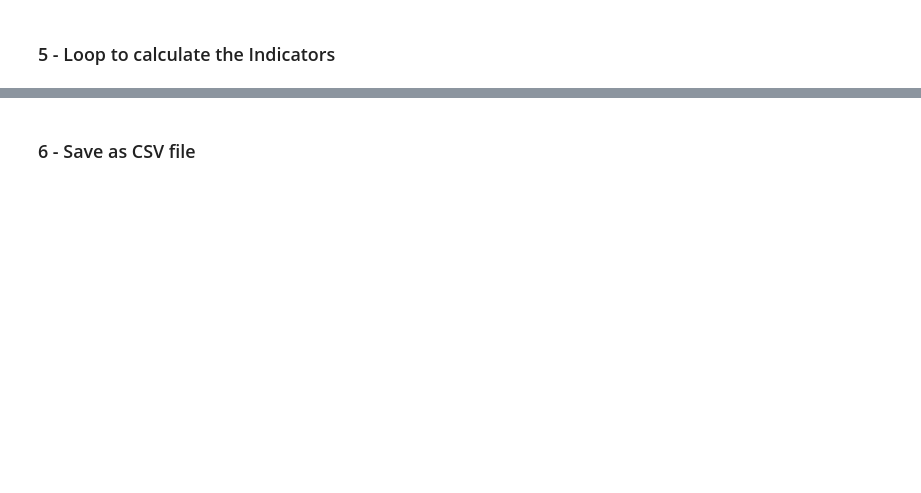
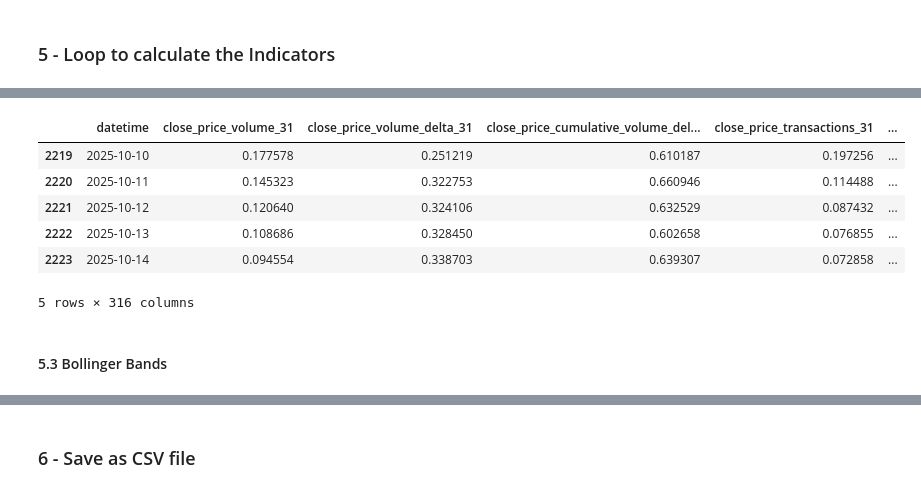
Before and after one commit to olamarujo/Bitcoin-Sentiment-Analysis, a Jupyter notebook: Indicator Calculator.ipynb, the cells around one changed output, grey strips where cells are left out. Drawn from its saved outputs; the diff is of its cells as text; code cells hidden in the pictures; blank space fills up the shorter version.

```diff
--- a/Indicator Calculator.ipynb
+++ b/Indicator Calculator.ipynb
@@ -103,0 +199,6 @@ def indicator_func(df, to_calculate, timeframe, weighter=False, correlator=False
+# %%
+# create the function for calculate correlation
+def correlation_func(df, correlator_1, correlator_2, timeframe):
+
+        correlation = df[correlator_1].rolling(window=timeframe).corr(df[correlator_2])
+        return correlation
@@ -138,0 +274,20 @@ df_indicators.tail()
+# %%
+# new dataframe to store the correlation
+df_correlation =  df[['datetime']]
+# for each indicator and price calculate the correlation between them in a certain timeframe
+for timeframe in timeframes:
+    for col1, col2 in combinations(to_calculate_col, 2):
+        if col1 != 'datetime' and col2 != 'datetime':
+            df_correlation[f'{col1}_{col2}_{timeframe}'] = correlation_func(df, col1, col2, timeframe)
+# %%
+df_correlation.tail()
+# %% [output]
+|  | datetime | close_price_volume_31 | close_price_volume_delta_31 | close_price_cumulative_volume_del... | close_price_transactions_31 | ... |
+| 2219 | 2025-10-10 | 0.177578 | 0.251219 | 0.610187 | 0.197256 | ... |
+| 2220 | 2025-10-11 | 0.145323 | 0.322753 | 0.660946 | 0.114488 | ... |
+| 2221 | 2025-10-12 | 0.120640 | 0.324106 | 0.632529 | 0.087432 | ... |
+| 2222 | 2025-10-13 | 0.108686 | 0.328450 | 0.602658 | 0.076855 | ... |
+| 2223 | 2025-10-14 | 0.094554 | 0.338703 | 0.639307 | 0.072858 | ... |
+5 rows × 316 columns
+# %% [markdown]
+#### 5.3 Bollinger Bands
```
Also changed, not shown: parts of 18 cells of this notebook, 8 other files.
